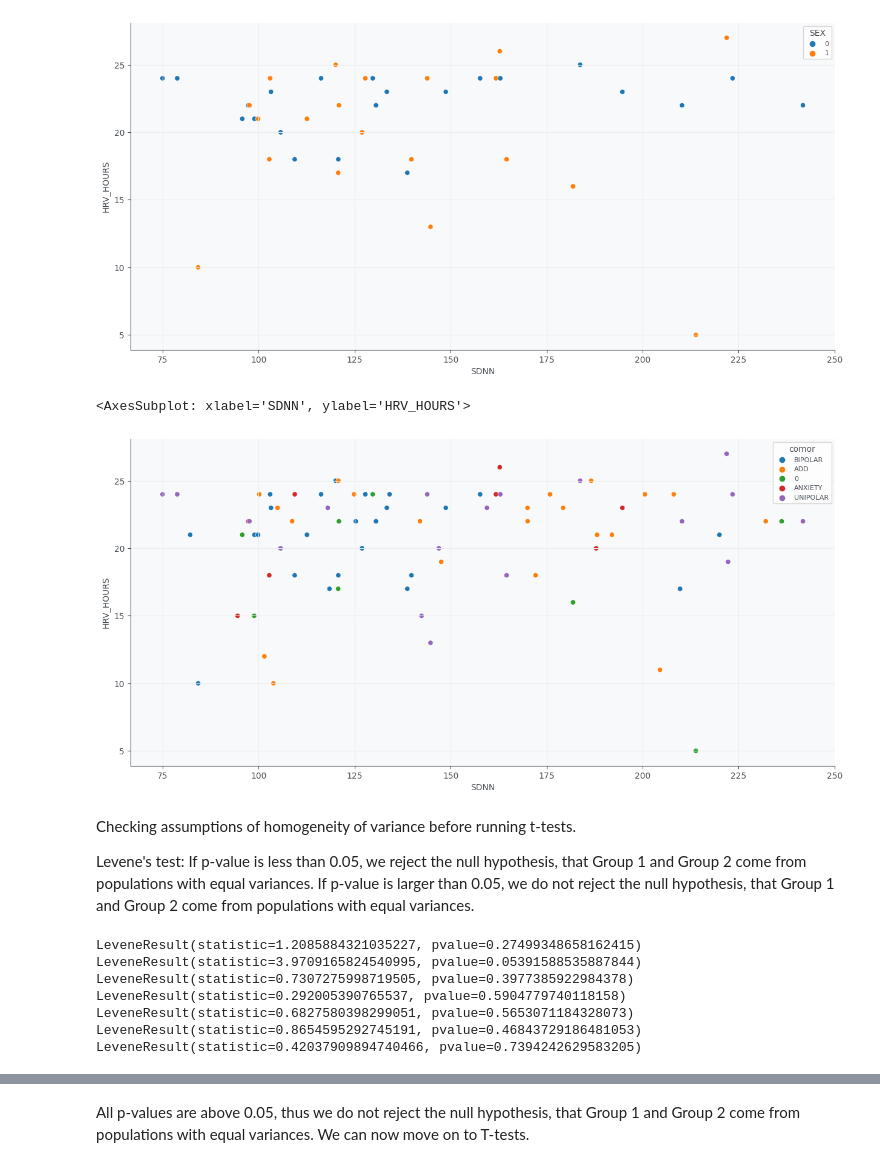
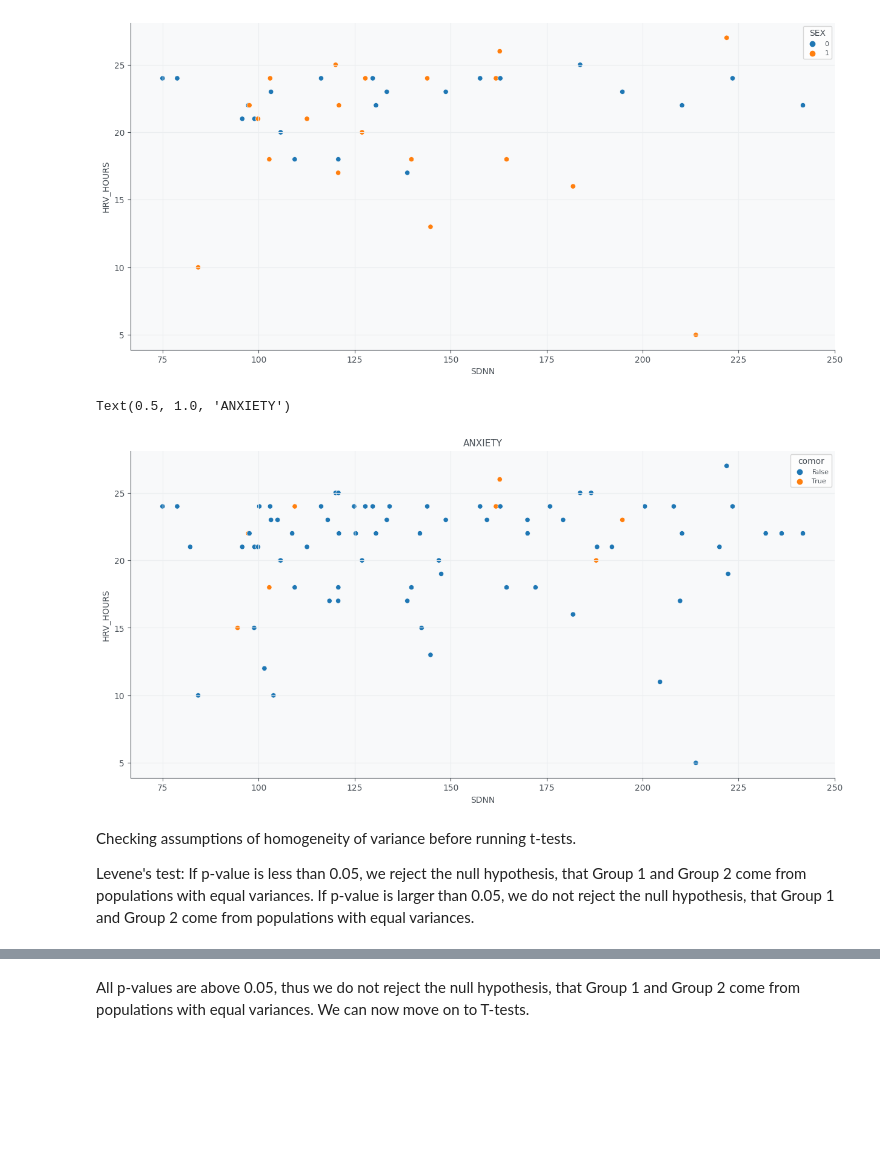
Before and after one commit to GacildaAnne/Thesis-ADHD-HRV, a Jupyter notebook: Thesis_code.ipynb, the cells around one changed output, grey strips where cells are left out. Cells and saved outputs as stored; diff of their text form; code cells hidden in the pictures; blank space fills up the shorter version.

Commit message:
levene

```diff
--- a/Thesis_code.ipynb
+++ b/Thesis_code.ipynb
@@ -486,26 +487,27 @@ sns.scatterplot(x=control['SDNN'], y=control['HRV_HOURS'], hue=control['SEX'], l
 # %%
 # Try to plot comorbidities.
 patient_info = patient_info[patient_info['HRV']==1]
 patient_info = patient_info[["ID", "SEX", "AGE", "ADHD", "HRV", "HRV_TIME", "HRV_HOURS", "ADD", "BIPOLAR", "UNIPOLAR", "ANXIETY"]]
 
 conditions = [
     (patient_info["ADD"] == 1),
     (patient_info["BIPOLAR"] == 1),
     (patient_info["UNIPOLAR"] == 1),
     (patient_info["ANXIETY"] == 1)
 ]
 
 co = ["ADD", "BIPOLAR", "UNIPOLAR", "ANXIETY"]
 
 HRV_df["comor"] = np.select(conditions, co)
 
 # Scatterplot. SDNN on x-axis, HRV_HOURS on y-axis
 fig, ax = plt.subplots(figsize=(15, 7))
 
-sns.scatterplot(x=HRV_df['SDNN'], y=HRV_df['HRV_HOURS'], hue=HRV_df['comor'], legend='full', ax=ax)
+sns.scatterplot(x=HRV_df['SDNN'], y=HRV_df['HRV_HOURS'], hue=HRV_df['comor']== "ANXIETY", legend='full', ax=ax)
+plt.title("ANXIETY")
 # %% [output]
-<AxesSubplot: xlabel='SDNN', ylabel='HRV_HOURS'>
+Text(0.5, 1.0, 'ANXIETY')
-[figure, old version]
+[figure, new version]
 # %% [markdown]
 Checking assumptions of homogeneity of variance before running t-tests.
 
@@ -513,28 +515,18 @@ Levene's test:
 If p-value is less than 0.05, we reject the null hypothesis, that Group 1 and Group 2 come from populations with equal variances.
 If p-value is larger than 0.05, we do not reject the null hypothesis, that Group 1 and Group 2 come from populations with equal variances.
 # %%
-# Levene's Test for Equal variances
-
-# ADHD vs controls *
-print(levene(adhd['SDNN'], control['SDNN']))
-
+# Subset data
 # ADHD - male vs female *
 adhd_m = HRV_df.loc[(HRV_df['ADHD']== 1) & (HRV_df['SEX']== 1)]
 adhd_f = HRV_df.loc[(HRV_df['ADHD']== 1) & (HRV_df['SEX']== 0)]
-
-print(levene(adhd_m['SDNN'], adhd_f['SDNN']))
 
 # Control - male vs female *
 control_m = HRV_df.loc[(HRV_df['ADHD']== 0) & (HRV_df['SEX']== 1)]
 control_f = HRV_df.loc[(HRV_df['ADHD']== 0) & (HRV_df['SEX']== 0)]
 
-print(levene(control_m['SDNN'], control_f['SDNN']))
-
 # All male vs female (regardless of participant group) *
 male = HRV_df.loc[(HRV_df['SEX']== 1)]
 female = HRV_df.loc[(HRV_df['SEX']== 0)]
-
-print(levene(male['SDNN'], female['SDNN']))
 
 # All Age groups *
 age1 = HRV_df.loc[(HRV_df['AGE']== 1)]
@@ -542,29 +534,14 @@ age2 = HRV_df.loc[(HRV_df['AGE']== 2)]
 age3 = HRV_df.loc[(HRV_df['AGE']== 3)]
 age4 = HRV_df.loc[(HRV_df['AGE']== 4)]
 
-print(levene(age1['SDNN'], age2['SDNN'], age3['SDNN'], age4['SDNN']))
-
-
 # ADHD - age groups *
 adhdage1 = HRV_df.loc[(HRV_df['AGE']== 1)&(HRV_df['ADHD']== 1)]
 adhdage2 = HRV_df.loc[(HRV_df['AGE']== 2)&(HRV_df['ADHD']== 1)]
 adhdage3 = HRV_df.loc[(HRV_df['AGE']== 3)&(HRV_df['ADHD']== 1)]
 adhdage4 = HRV_df.loc[(HRV_df['AGE']== 4)&(HRV_df['ADHD']== 1)]
 
-print(levene(adhdage1['SDNN'], adhdage2['SDNN'], adhdage3['SDNN'], adhdage4['SDNN']))
-
 # Control - age groups *
 controlage1 = HRV_df.loc[(HRV_df['AGE']== 1)&(HRV_df['ADHD']== 0)]
 controlage2 = HRV_df.loc[(HRV_df['AGE']== 2)&(HRV_df['ADHD']== 0)]
 controlage3 = HRV_df.loc[(HRV_df['AGE']== 3)&(HRV_df['ADHD']== 0)]
 controlage4 = HRV_df.loc[(HRV_df['AGE']== 4)&(HRV_df['ADHD']== 0)]
-
-print(levene(controlage1['SDNN'], controlage2['SDNN'], controlage3['SDNN'], controlage4['SDNN']))
-# %% [output]
-LeveneResult(statistic=1.2085884321035227, pvalue=0.27499348658162415)
-LeveneResult(statistic=3.9709165824540995, pvalue=0.05391588535887844)
-LeveneResult(statistic=0.7307275998719505, pvalue=0.3977385922984378)
-LeveneResult(statistic=0.292005390765537, pvalue=0.5904779740118158)
-LeveneResult(statistic=0.6827580398299051, pvalue=0.5653071184328073)
-LeveneResult(statistic=0.8654595292745191, pvalue=0.46843729186481053)
-LeveneResult(statistic=0.42037909894740466, pvalue=0.7394242629583205)
```
Also changed, not shown: parts of 8 cells of this notebook, 1 other file.
